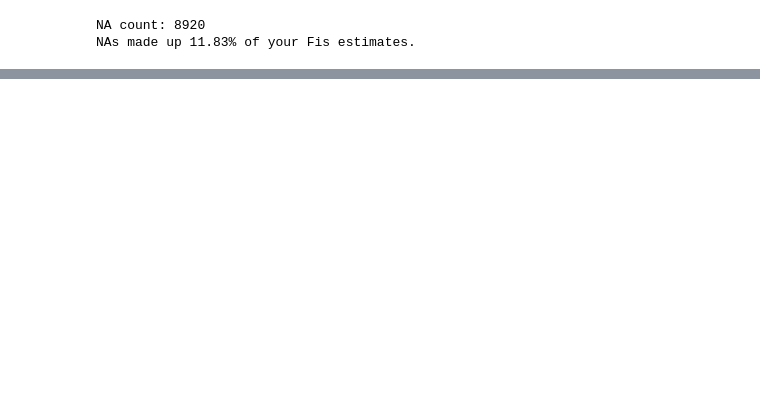
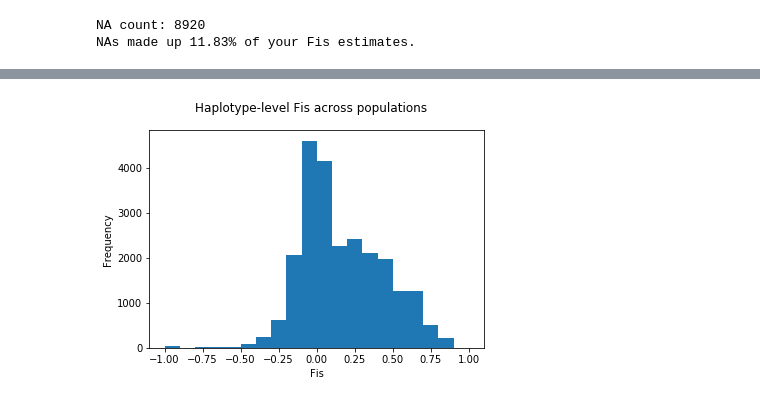
Before and after one commit to nclowell/RAD_scallops, a Jupyter notebook: CRAGIG_run1/Notebooks/data_processing_notebooks/Fis_from_SNP_Genepop.ipynb, the cells around one changed output, grey strips where cells are left out. Saved outputs shown, nothing was run; the diff lists cells and outputs as text; code cells hidden in the pictures; blank space fills up the shorter version.

```diff
--- a/CRAGIG_run1/Notebooks/data_processing_notebooks/Fis_from_SNP_Genepop.ipynb
+++ b/CRAGIG_run1/Notebooks/data_processing_notebooks/Fis_from_SNP_Genepop.ipynb
@@ -112,0 +132,8 @@ for i in range(0,len(header_pops)):
+# %%
+plt.hist(tag_all_fis, bins = np.arange(-1, 1.1, .1))
+plt.suptitle("Haplotype-level Fis across populations")
+plt.xlabel("Fis")
+plt.ylabel("Frequency")
+plt.show()
+# %% [output]
+[figure, added]
```
Also changed, not shown: parts of 6 cells of this notebook, 3 other files.
